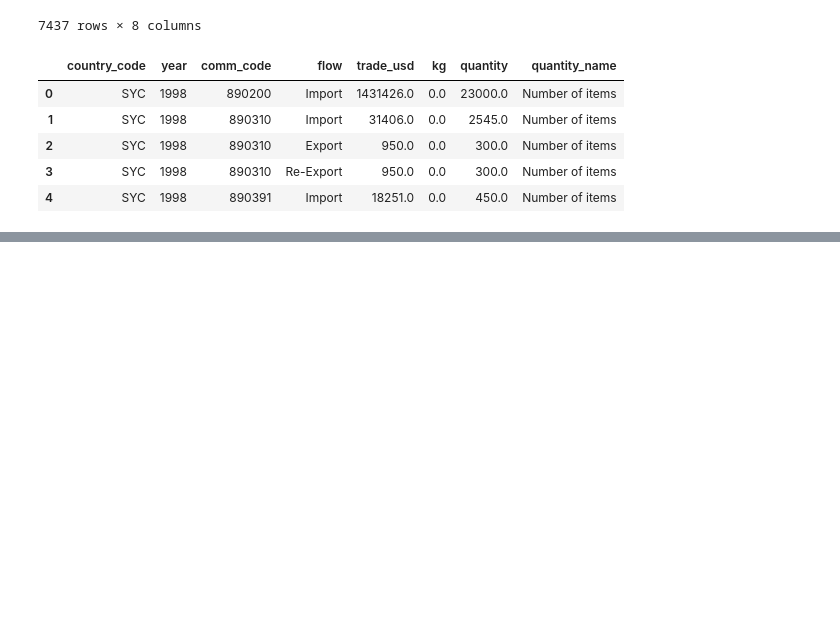
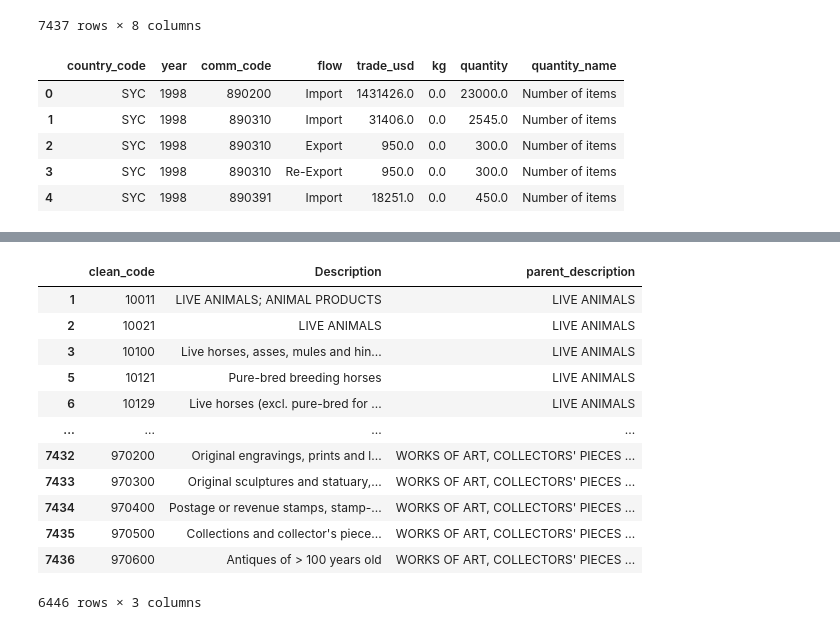
Before and after one commit to EduardoMsf/python-etl, a Jupyter notebook: template-etl-oec.ipynb, the cells around one changed output, grey strips where cells are left out. Cells and saved outputs as stored; diff of their text form; code cells hidden in the pictures; blank space fills up the shorter version.

```diff
--- a/template-etl-oec.ipynb
+++ b/template-etl-oec.ipynb
@@ -77,0 +156,17 @@ df_parents.head()
+# %%
+df_codes = df_codes[df_codes['clean_code'].notnull()][['clean_code', 'Description', 'parent_description']]
+df_codes
+# %% [output]
+|  | clean_code | Description | parent_description |
+| 1 | 10011 | LIVE ANIMALS; ANIMAL PRODUCTS | LIVE ANIMALS |
+| 2 | 10021 | LIVE ANIMALS | LIVE ANIMALS |
+| 3 | 10100 | Live horses, asses, mules and hin... | LIVE ANIMALS |
+| 5 | 10121 | Pure-bred breeding horses | LIVE ANIMALS |
+| 6 | 10129 | Live horses (excl. pure-bred for ... | LIVE ANIMALS |
+| ... | ... | ... | ... |
+| 7432 | 970200 | Original engravings, prints and l... | WORKS OF ART, COLLECTORS' PIECES ... |
+| 7433 | 970300 | Original sculptures and statuary,... | WORKS OF ART, COLLECTORS' PIECES ... |
+| 7434 | 970400 | Postage or revenue stamps, stamp-... | WORKS OF ART, COLLECTORS' PIECES ... |
+| 7435 | 970500 | Collections and collector's piece... | WORKS OF ART, COLLECTORS' PIECES ... |
+| 7436 | 970600 | Antiques of > 100 years old | WORKS OF ART, COLLECTORS' PIECES ... |
+6446 rows × 3 columns
```
Also changed, not shown: parts of 6 cells of this notebook.
